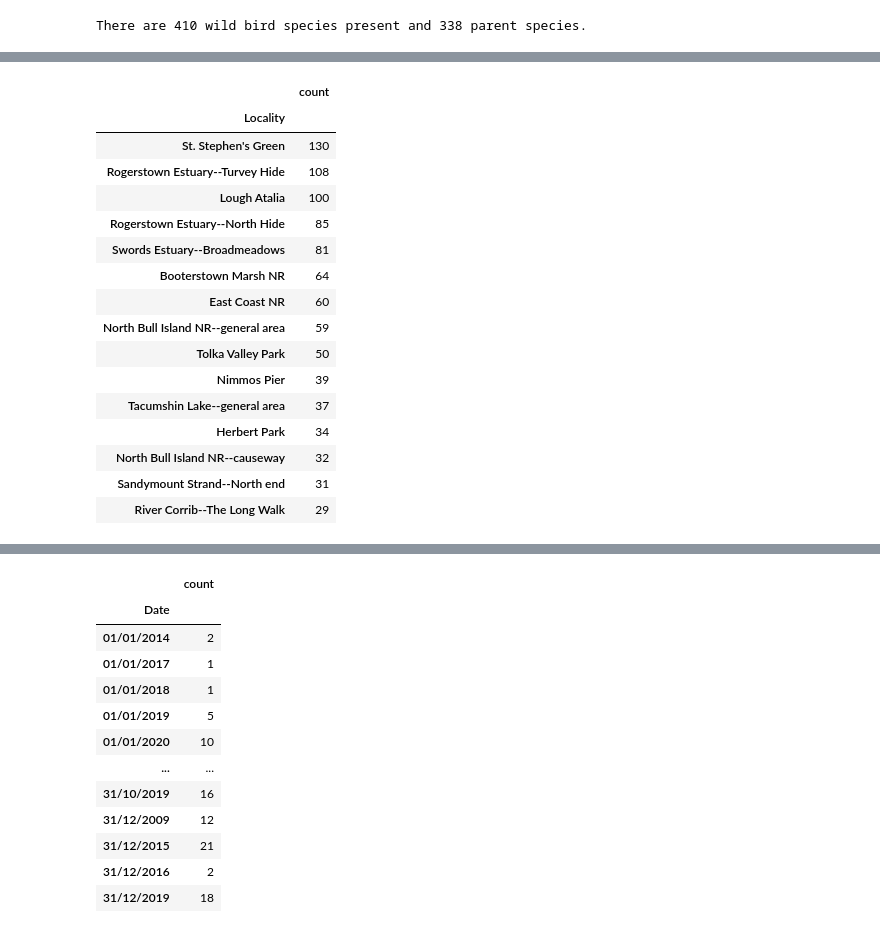
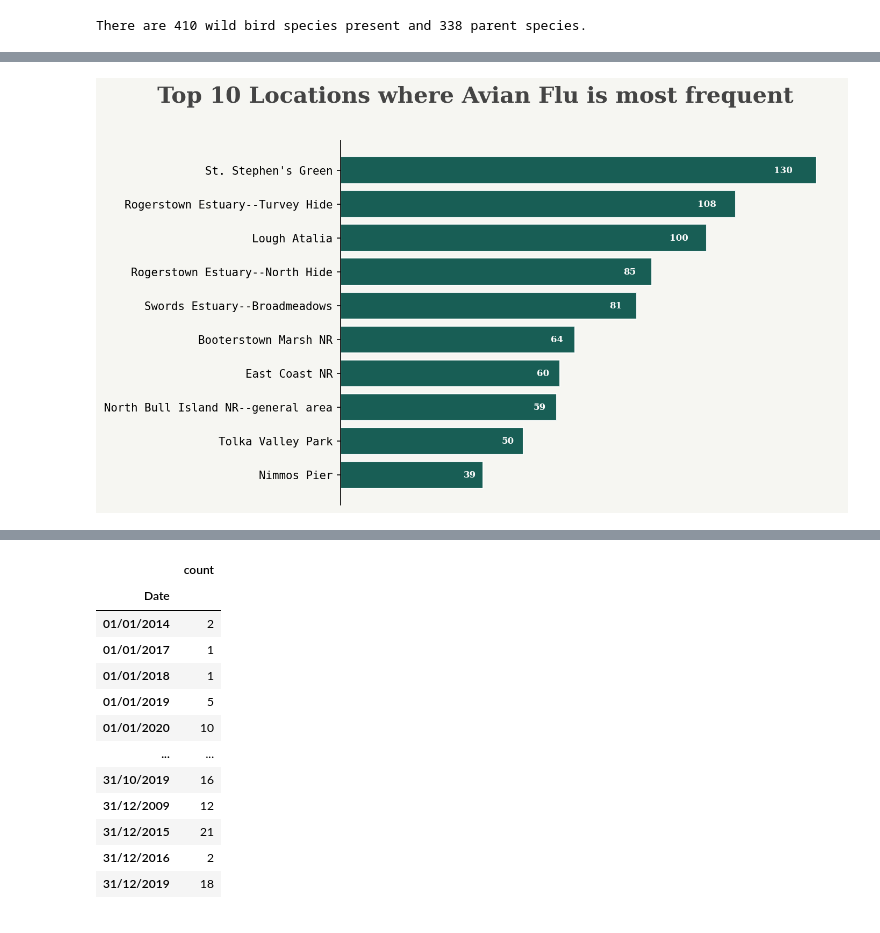
Before and after one commit to pessini/avian-flu-wild-birds-ireland, a Jupyter notebook: Exploratory-Data-Analysis-EDA.ipynb, the cells around one changed output, grey strips where cells are left out. Cells and saved outputs as stored; diff of their text form; code cells hidden in the pictures.

```diff
--- a/Exploratory-Data-Analysis-EDA.ipynb
+++ b/Exploratory-Data-Analysis-EDA.ipynb
@@ -165,24 +211,35 @@ pd.DataFrame({'count' : bird_flu.groupby(['County'])['County'].size()}).reset_in
 # %%
-top_10_infected_locations = pd.DataFrame({'count' : bird_flu[bird_flu['target_H5_HPAI'] == 1].groupby(['Locality']).size()}).sort_values('count', ascending=False).head(15)
-
-#grouped.filter(lambda x: x['B'].mean() > 3.)
-top_10_infected_locations
+top_infected_locations = infected_birds.groupby('Locality').size().sort_values(ascending=False)[:10]
-# %% [output]
-|  | count |
-| Locality |  |
-| St. Stephen's Green | 130 |
-| Rogerstown Estuary--Turvey Hide | 108 |
-| Lough Atalia | 100 |
-| Rogerstown Estuary--North Hide | 85 |
-| Swords Estuary--Broadmeadows | 81 |
-| Booterstown Marsh NR | 64 |
-| East Coast NR | 60 |
-| North Bull Island NR--general area | 59 |
-| Tolka Valley Park | 50 |
-| Nimmos Pier | 39 |
-| Tacumshin Lake--general area | 37 |
-| Herbert Park | 34 |
-| North Bull Island NR--causeway | 32 |
-| Sandymount Strand--North end | 31 |
-| River Corrib--The Long Walk | 29 |
+# %%
+fig, ax = plt.subplots(1,1, figsize=(8, 6),dpi=150)
+
+background_color = "#F6F6F2"
+fig.patch.set_facecolor(background_color) # figure background color
+ax.set_facecolor(background_color)
+
+# Top infected locations
+data = top_infected_locations
+
+color_map = ['#004D44' for _ in range(len(data))]
+ax.barh(data.index, data,
+       edgecolor='white',color=color_map, alpha=0.9)
+
+# diff color text
+for i in range(0,10):
+    ax.annotate(list(data)[i],
+                   xy=(data[i]-(data[i]*0.05), i),
+                   va = 'center', ha='right', fontweight='bold',fontfamily='serif',fontsize=8, color='#FBFBFB')
+
+ax.axes.get_xaxis().set_ticks([])
+ax.invert_yaxis()
+
+for s in ['top', 'bottom', 'right']:
+    ax.spines[s].set_visible(False)
+
+ax.text(-50,-2.0,'Top 10 Locations where Avian Flu is most frequent',
+        fontfamily='serif',fontsize=20,fontweight='bold',color='#444444')
+
+plt.show()
+# %% [output]
+[figure, added]
 # %%
```
Also changed, not shown: parts of 21 cells of this notebook, 1 other file.
